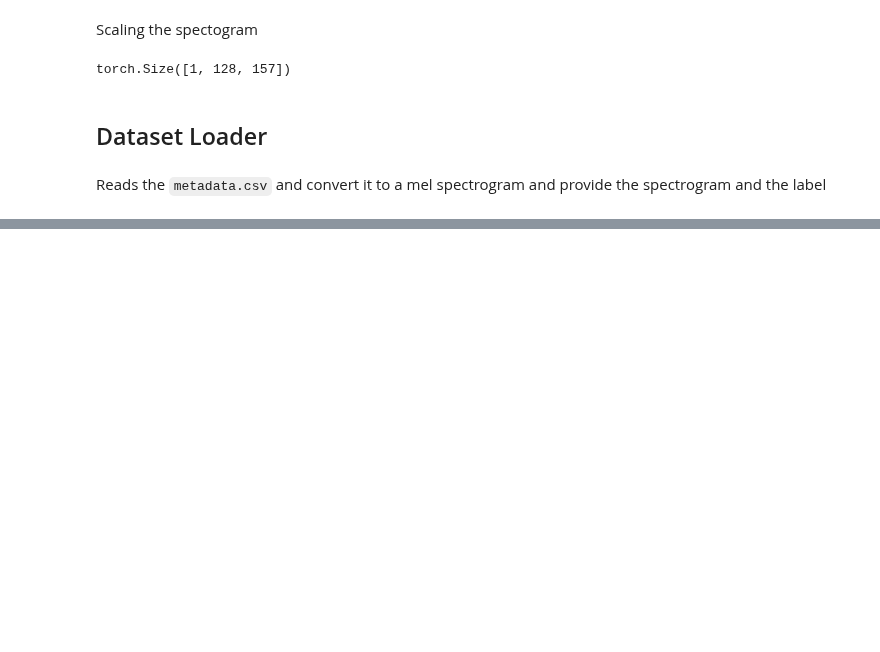
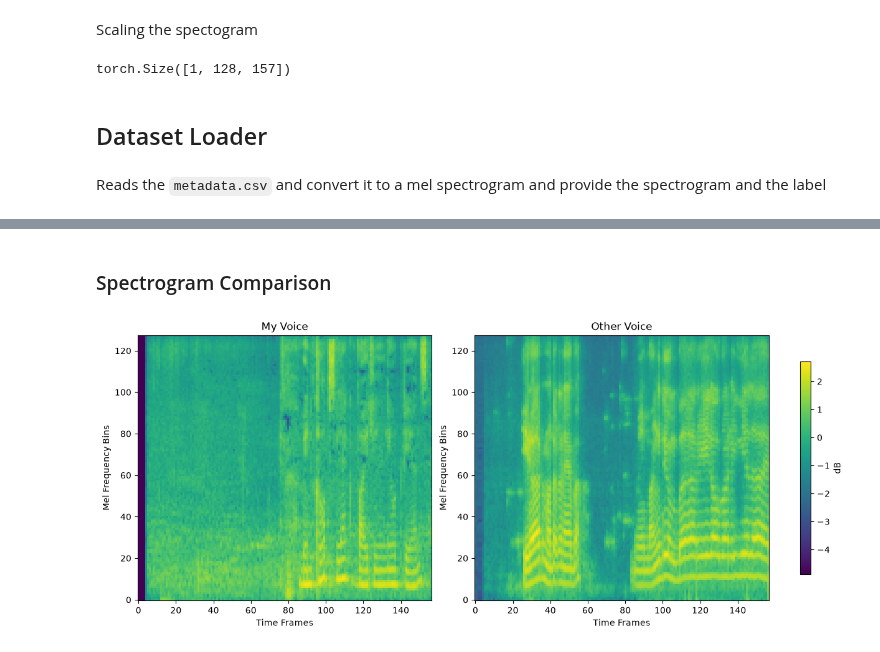
Before and after one commit to RasuwanK/who-am-i, a Jupyter notebook: notebooks/voice_train.ipynb, the cells around one changed output, grey strips where cells are left out. Cells and saved outputs as stored; diff of their text form; code cells hidden in the pictures; blank space fills up the shorter version.

Commit message:
Added preprocessing and spectrogram creation

```diff
--- a/notebooks/voice_train.ipynb
+++ b/notebooks/voice_train.ipynb
@@ -392,0 +386,20 @@ torch.Size([1, 128, 157]) 0
+# %%
+metadata = pd.read_csv("../data/processed/metadata.csv")
+
+train_df, temp_df = train_test_split(
+    metadata, test_size=0.3, random_state=42, stratify=metadata["label"], shuffle=True
+)
+
+test_df, valid_df = train_test_split(
+    temp_df, test_size=0.5, random_state=42, stratify=temp_df["label"], shuffle=True
+)
+
+train_dataset = VoiceDataset(train_df)
+test_dataset = VoiceDataset(test_df)
+valid_dataset = VoiceDataset(valid_df)
+
+train_loader = DataLoader(
+    train_dataset,
+    batch_size=16,
+    shuffle=True
+)
@@ -392,0 +423,60 @@ torch.Size([1, 128, 157]) 0
+# %% [markdown]
+### Spectrogram Comparison
+# %%
+# Removing channel dimension
+# In order to not to return a pandas series need to have reset_inde
+
+my_df = train_df.loc[train_df["label"] == 1].reset_index(drop=True)
+others_df = train_df.loc[train_df["label"] == 0].reset_index(drop=True)
+
+my_index = random.randint(0, len(my_df.index) - 1)
+others_index = random.randint(0, len(others_df.index) - 1)
+
+
+my_dataset = VoiceDataset(my_df)
+others_dataset = VoiceDataset(others_df)
+
+my_spect, my_label = my_dataset[my_index]
+others_spect, others_label = others_dataset[others_index]
+
+my_spect = my_spect.squeeze(0)
+others_spect = others_spect.squeeze(0)
+
+# Use the same color scale for both plots
+vmin = min(my_spect.min().item(), others_spect.min().item())
+vmax = max(my_spect.max().item(), others_spect.max().item())
+
+fig, axes = plt.subplots(1,2, figsize=(12,5), constrained_layout=True)
+
+# My Voice
+im1 = axes[0].imshow(
+    my_spect,
+    origin="lower",
+    aspect="auto",
+    cmap="viridis",
+    vmin=vmin,
+    vmax=vmax,
+)
+
+axes[0].set_title("My Voice")
+axes[0].set_xlabel("Time Frames")
+axes[0].set_ylabel("Mel Frequency Bins")
+
+im2 = axes[1].imshow(
+    others_spect,
+    origin="lower",
+    aspect="auto",
+    cmap="viridis",
+    vmin=vmin,
+    vmax=vmax,
+)
+
+axes[1].set_title("Other Voice")
+axes[1].set_xlabel("Time Frames")
+axes[1].set_ylabel("Mel Frequency Bins")
+
+fig.colorbar(im2, ax=axes, shrink=0.8, label="dB")
+
+plt.show()
+# %% [output]
+[figure, added]
```
Also changed, not shown: parts of 11 cells of this notebook, 1 other file.
